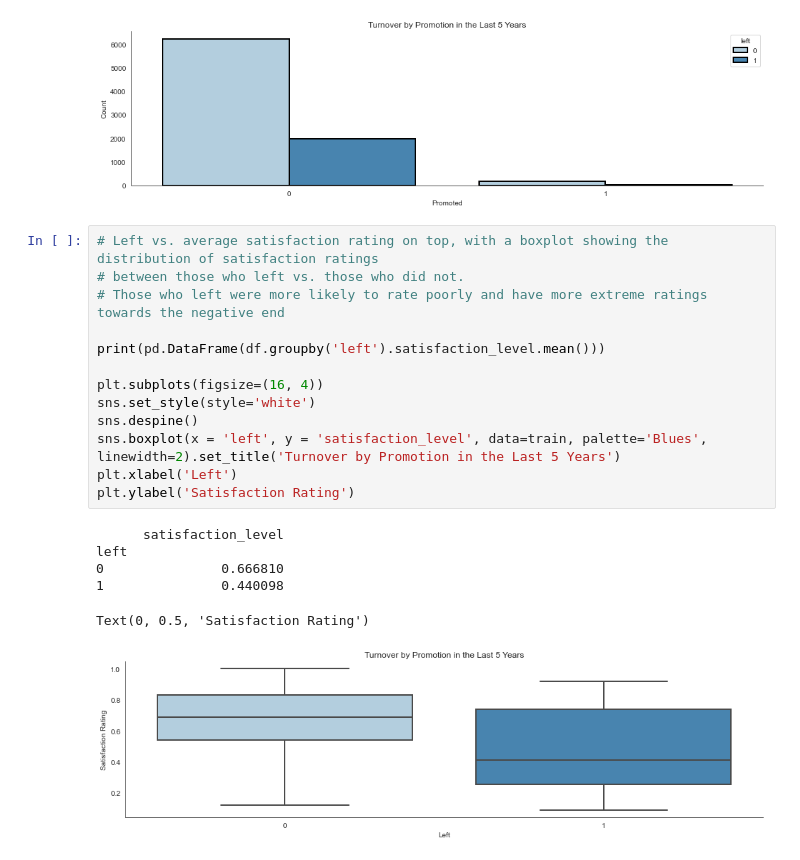
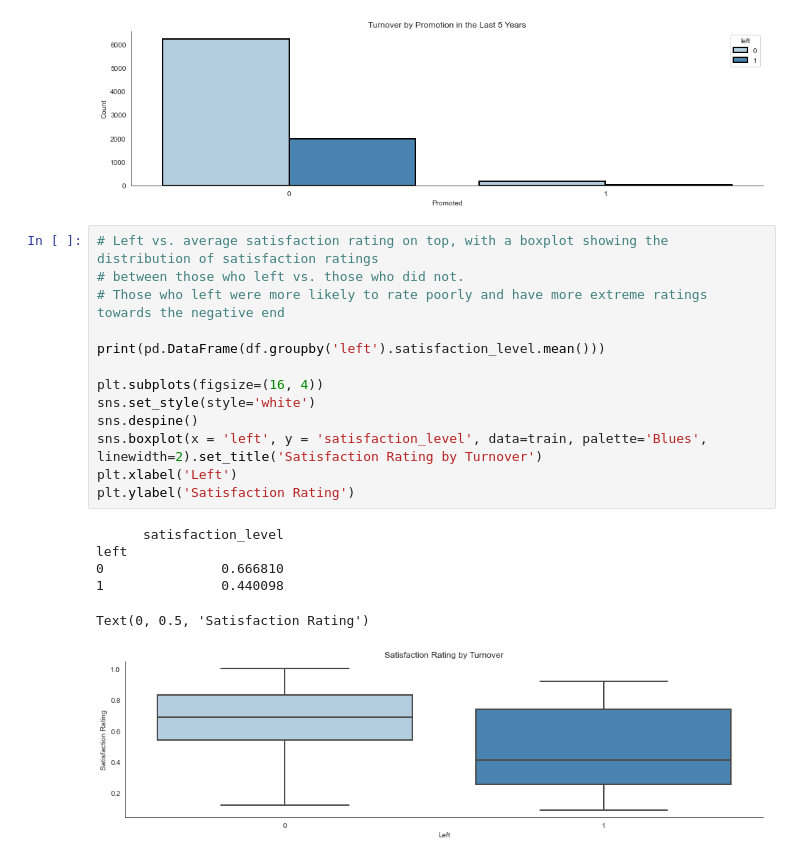
Before and after one commit to Sam-keeler/HR_data_analytics, a Jupyter notebook: turnover_analysis.ipynb, the cells around one changed output. Cells and saved outputs as stored; diff of their text form.

```diff
--- a/turnover_analysis.ipynb
+++ b/turnover_analysis.ipynb
@@ -180,20 +180,20 @@ Text(0, 0.5, 'Count')
 # %%
 # Left vs. average satisfaction rating on top, with a boxplot showing the distribution of satisfaction ratings
 # between those who left vs. those who did not.
 # Those who left were more likely to rate poorly and have more extreme ratings towards the negative end
 
 print(pd.DataFrame(df.groupby('left').satisfaction_level.mean()))
 
 plt.subplots(figsize=(16, 4))
 sns.set_style(style='white')
 sns.despine()
-sns.boxplot(x = 'left', y = 'satisfaction_level', data=train, palette='Blues', linewidth=2).set_title('Turnover by Promotion in the Last 5 Years')
+sns.boxplot(x = 'left', y = 'satisfaction_level', data=train, palette='Blues', linewidth=2).set_title('Satisfaction Rating by Turnover')
 plt.xlabel('Left')
 plt.ylabel('Satisfaction Rating')
 # %% [output]
       satisfaction_level
 left
 0               0.666810
 1               0.440098
 Text(0, 0.5, 'Satisfaction Rating')
-[figure, old version]
+[figure, new version]
```
Also changed, not shown: parts of 3 cells of this notebook.
